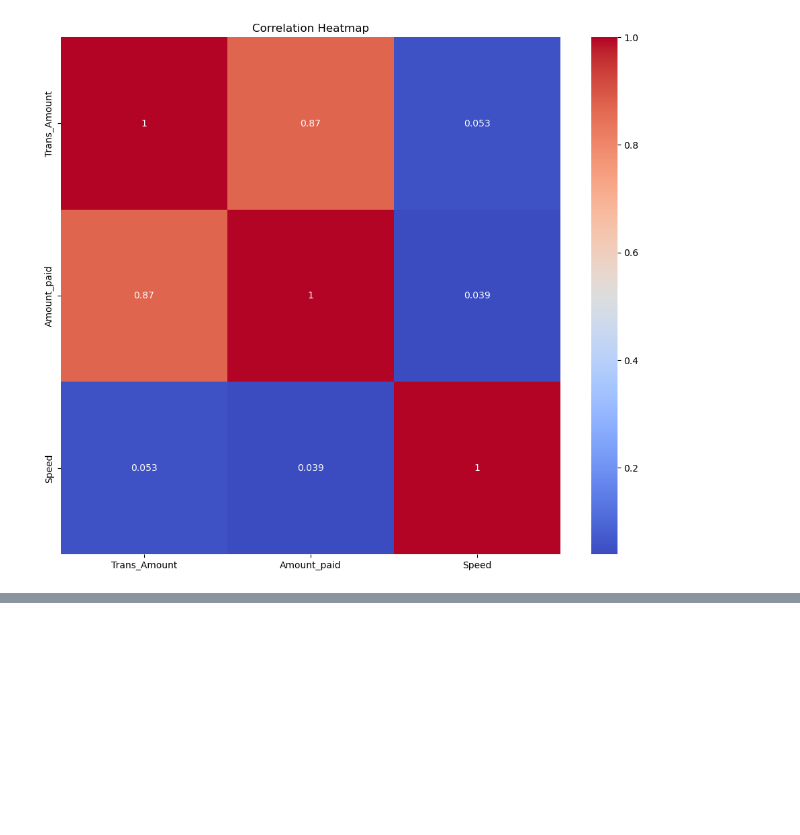
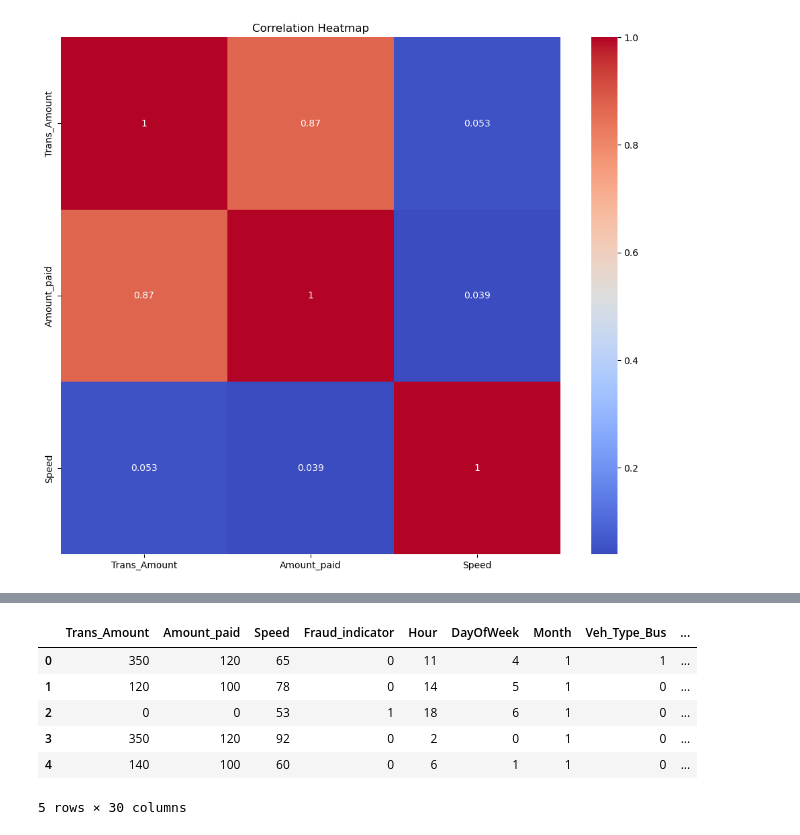
Before and after one commit to JoshMusira/-Fastag-fraud-detection, a Jupyter notebook: EDA & Feature Engineering.ipynb, the cells around one changed output, grey strips where cells are left out. Drawn from its saved outputs; the diff is of its cells as text; code cells hidden in the pictures; blank space fills up the shorter version.

```diff
--- a/EDA & Feature Engineering.ipynb
+++ b/EDA & Feature Engineering.ipynb
@@ -177,0 +249,10 @@ plt.show()
+# %%
+df_encoded.head()
+# %% [output]
+|  | Trans_Amount | Amount_paid | Speed | Fraud_indicator | Hour | DayOfWeek | Month | Veh_Type_Bus | ... |
+| 0 | 350 | 120 | 65 | 0 | 11 | 4 | 1 | 1 | ... |
+| 1 | 120 | 100 | 78 | 0 | 14 | 5 | 1 | 0 | ... |
+| 2 | 0 | 0 | 53 | 1 | 18 | 6 | 1 | 0 | ... |
+| 3 | 350 | 120 | 92 | 0 | 2 | 0 | 1 | 0 | ... |
+| 4 | 140 | 100 | 60 | 0 | 6 | 1 | 1 | 0 | ... |
+5 rows × 30 columns
```
Also changed, not shown: parts of 16 cells of this notebook, 1 other file.
